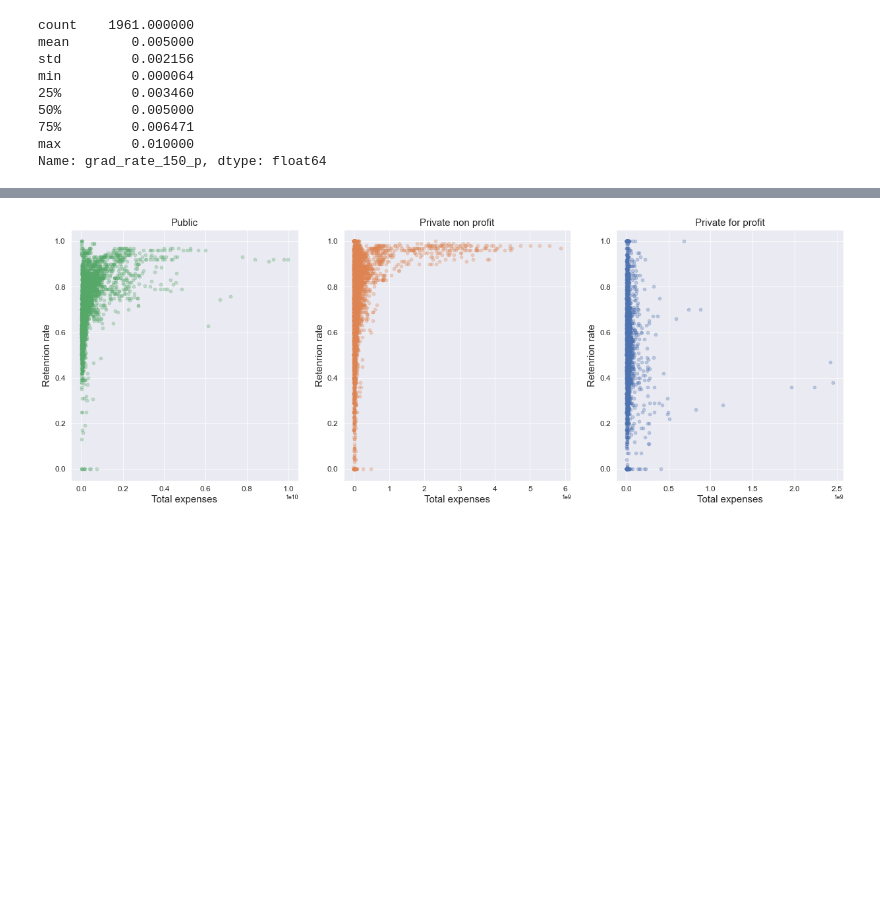
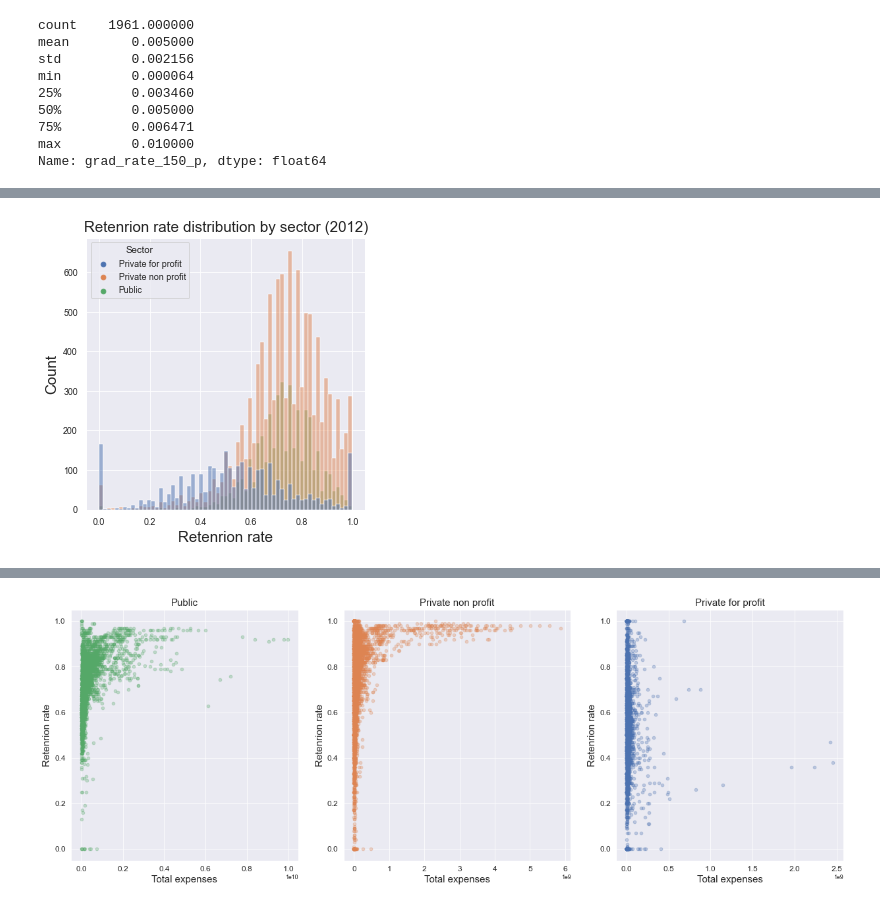
Before and after one commit to TakahiroDoi/unipeds2, a Jupyter notebook: explore-data.ipynb, the cells around one changed output, grey strips where cells are left out. Cells and saved outputs as stored; diff of their text form; code cells hidden in the pictures; blank space fills up the shorter version.

```diff
--- a/explore-data.ipynb
+++ b/explore-data.ipynb
@@ -173,0 +267,18 @@ array(['3', '2', '1'], dtype=object)
+# %%
+# Retention rate distribution (2012) by sector
+fig, ax = plt.subplots()
+fig.set_size_inches(5, 5)
+
+# Retention rate distribution
+sns.histplot(df, x="ftretention_rate", hue="sector")
+
+new_labels = output_list = [sector_dic[k] for k in labels]
+ax.legend(handles, new_labels, title='Sector')
+
+plt.ylabel('Count', fontsize=15)
+plt.xlabel('Retenrion rate', fontsize=15)
+plt.title('Retenrion rate distribution by sector (2012)', fontsize=15)
+
+plt.show()
+# %% [output]
+[figure, added]
```
Also changed, not shown: parts of 27 cells of this notebook, 5 other files.
